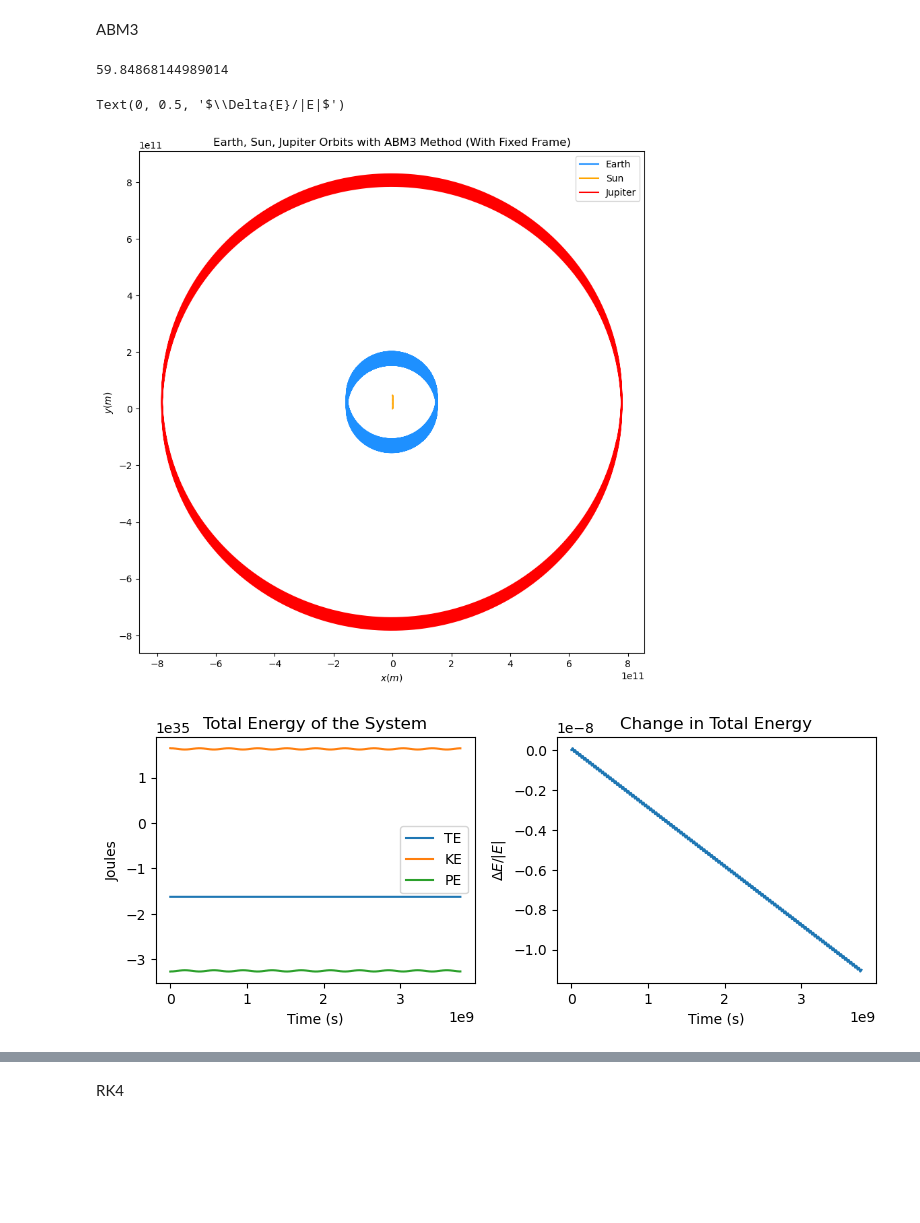
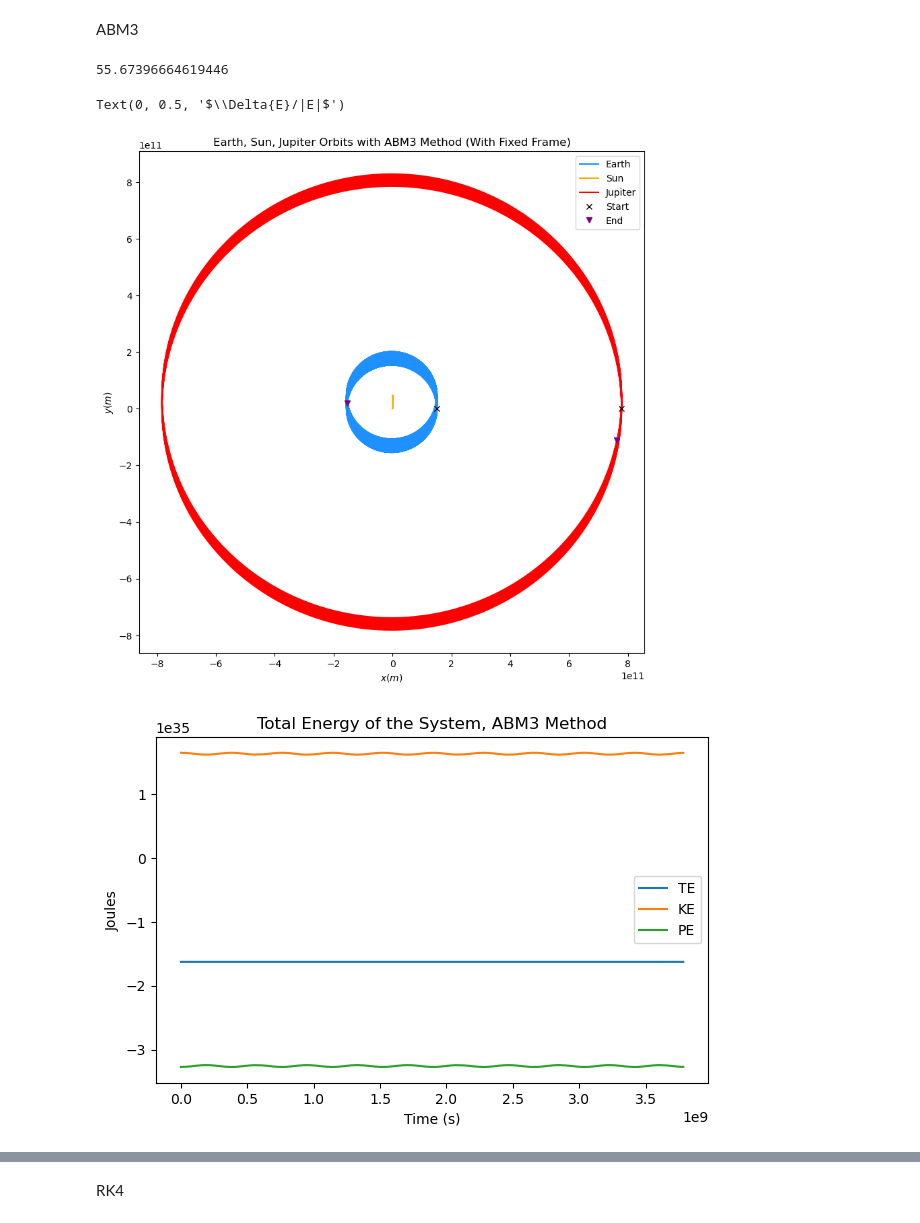
Before and after one commit to Zoinkadoinka/AE370-Project-1, a Jupyter notebook: Official Numerical Method Testing .ipynb, the cells around one changed output, grey strips where cells are left out. Cells and saved outputs as stored; diff of their text form; code cells hidden in the pictures; blank space fills up the shorter version.

```diff
--- a/Official Numerical Method Testing .ipynb
+++ b/Official Numerical Method Testing .ipynb
@@ -474,6 +475,12 @@ ax1.plot(u[:,0],u[:,1],"dodgerblue", label = "Earth")
 ax1.plot(u[:,3],u[:,4],"orange", label = "Sun")
 ax1.plot(u[:,6],u[:,7],"r", label = "Jupiter")
 
+ax1.plot(u[0][0], u[0][1],'x', color = "black", label = "Start")
+ax1.plot(u[0][6], u[0][7],'x', color = "black")
+
+ax1.plot(u[-1][0], u[-1][1],'v', color = "purple", label = "End")
+ax1.plot(u[-1][6], u[-1][7],'v', color = "purple")
+
 ax1.set_title("Earth, Sun, Jupiter Orbits with ABM3 Method (With Fixed Frame)")
 ax1.set_xlabel("$x(m)$")
 ax1.set_ylabel("$y(m)$")
@@ -482,7 +489,7 @@ ax1.legend()
 
 # Energy Plot
 
-fig_energy = plt.figure(figsize=(8, 6), tight_layout=True)
+fig_energy = plt.figure(figsize=(12, 8), tight_layout=True)
 
 ax2 = fig_energy.add_subplot(221)
 
@@ -494,36 +501,38 @@ earth_velocity = np.array([u[:,9], u[:,10], u[:,11]]).T
 sun_velocity = np.array([u[:,12], u[:,13], u[:,14]]).T
 jupiter_velocity = np.array([u[:,15], u[:,16], u[:,17]]).T
 
 
 #Plotting Energy
 TotalEnergy = []
 TotalKineticEnergy = []
 TotalPotentialEnergy = []
 for i in range(len(times)):
     TE, KE, PE = Total_Energy(Me, Ms, Mj, earth_position[i], sun_position[i], jupiter_position[i], earth_velocity[i], sun_velocity[i], jupiter_velocity[i])
     TotalEnergy.append(TE)
     TotalKineticEnergy.append(KE)
     TotalPotentialEnergy.append(PE)
 
 ax2.plot(times, TotalEnergy, label = "TE")
 ax2.plot(times, TotalKineticEnergy, label = "KE")
 ax2.plot(times, TotalPotentialEnergy, label = "PE")
-ax2.set_title("Total Energy of the System")
+ax2.set_title("Total Energy of the System, ABM3 Method")
 ax2.set_xlabel("Time (s)")
 ax2.set_ylabel("Joules")
 ax2.legend()
 
 #Change in Energy
-ax3 = fig_energy.add_subplot(222)
+fig_energychange = plt.figure(figsize=(12, 8), tight_layout=True)
+
+ax3 = fig_energychange.add_subplot(222)
 
 deltaE = (TotalEnergy-TotalEnergy[0])/np.absolute(TotalEnergy[0])
 
 ax3.plot(times, deltaE)
-ax3.set_title("Change in Total Energy")
+ax3.set_title("Change in Total Energy, ABM3 Method")
 ax3.set_xlabel("Time (s)")
 ax3.set_ylabel("$\Delta{E}/|E|$")
 # %% [output]
-59.84868144989014
+55.67396664619446
 Text(0, 0.5, '$\\Delta{E}/|E|$')
-[figure, old version]
+[figure, new version]
-[figure, old version]
+[figure, new version]
```
Also changed, not shown: parts of 6 cells of this notebook.
